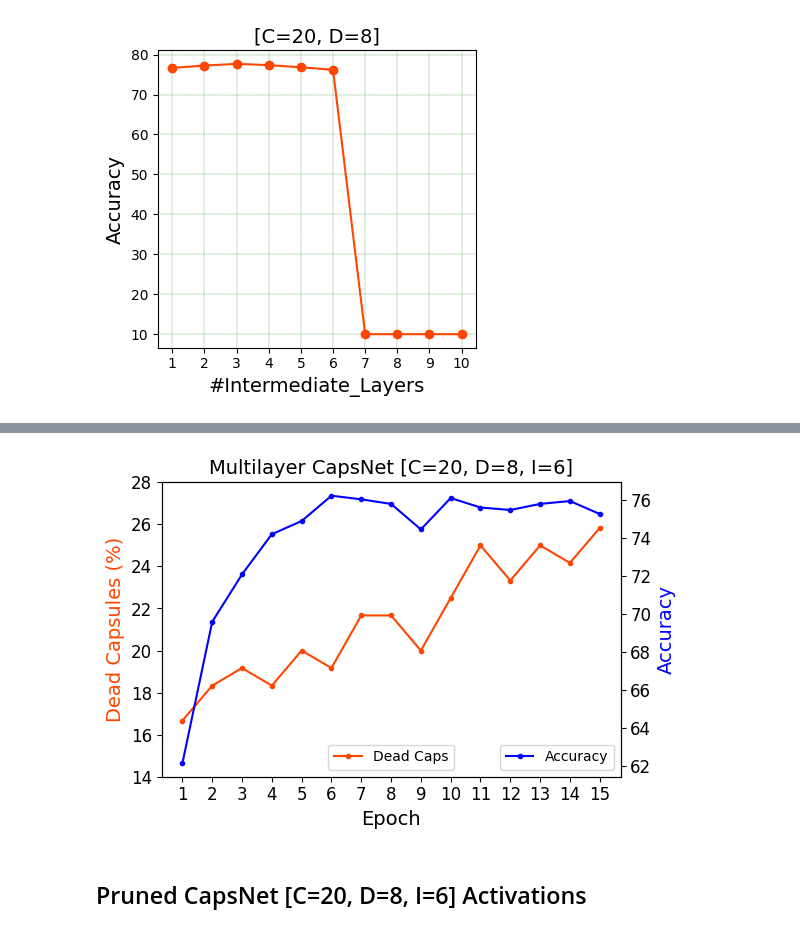
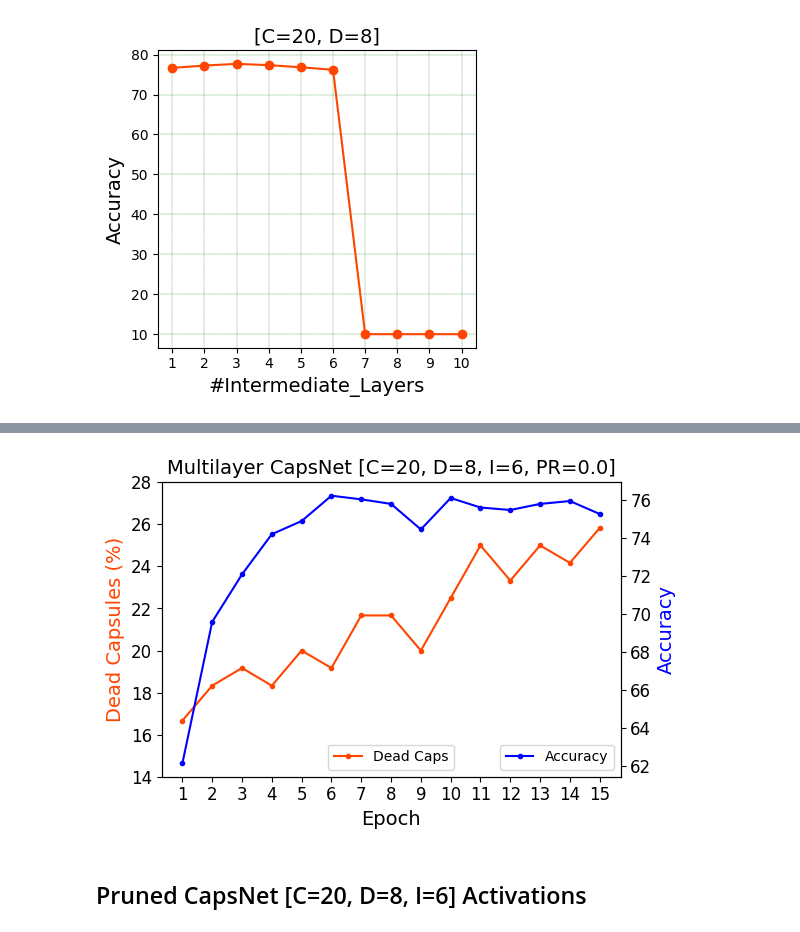
Before and after one commit to sidsahu88/leeds_msc_ocom5300m_project, a Jupyter notebook: src/OCOM5300M-AI-Project_Results_And_Plots.ipynb, the cells around one changed output, grey strips where cells are left out. Drawn from its saved outputs; the diff is of its cells as text; code cells hidden in the pictures.

```diff
--- a/src/OCOM5300M-AI-Project_Results_And_Plots.ipynb
+++ b/src/OCOM5300M-AI-Project_Results_And_Plots.ipynb
@@ -591,27 +554,27 @@ for epoch in range(1, n_epochs+1):
 # %%
 fig, ax = plt.subplots(figsize=(6, 4))
 xs = np.arange(1, 16)
 
 ax.plot(xs, epoch_dead_capsules_percent, '.-', label='Dead Caps', color='orangered')
 
 ax.set_xticks(xs)
 ax.set_ylim(14, 28)
 ax.set_xlabel('Epoch', fontsize = 14)
 ax.set_ylabel('Dead Capsules (%)', fontsize = 14, color='orangered')
-ax.set_title('Multilayer CapsNet [C=20, D=8, I=6]', fontsize = 14)
+ax.set_title('Multilayer CapsNet [C=20, D=8, I=6, PR=0.0]', fontsize = 14)
 ax.tick_params(axis='both', which='major', labelsize=12)
 
 ax2 = ax.twinx()
 
 ax2.plot(xs, epoch_accuracies, '.-', label='Accuracy', color='blue')
 ax2.tick_params(axis='both', which='major', labelsize=12)
 ax2.set_ylabel('Accuracy', fontsize = 14, color='blue')
 
 ax.legend(fontsize=10, loc='lower center')
 ax2.legend(fontsize=10, loc='lower right')
 fig.tight_layout()
 # %% [output]
-[figure, old version]
+[figure, new version]
 # %% [markdown]
 ## Pruned CapsNet [C=20, D=8, I=6] Activations
 # %%
```
Also changed, not shown: parts of 12 cells of this notebook.
